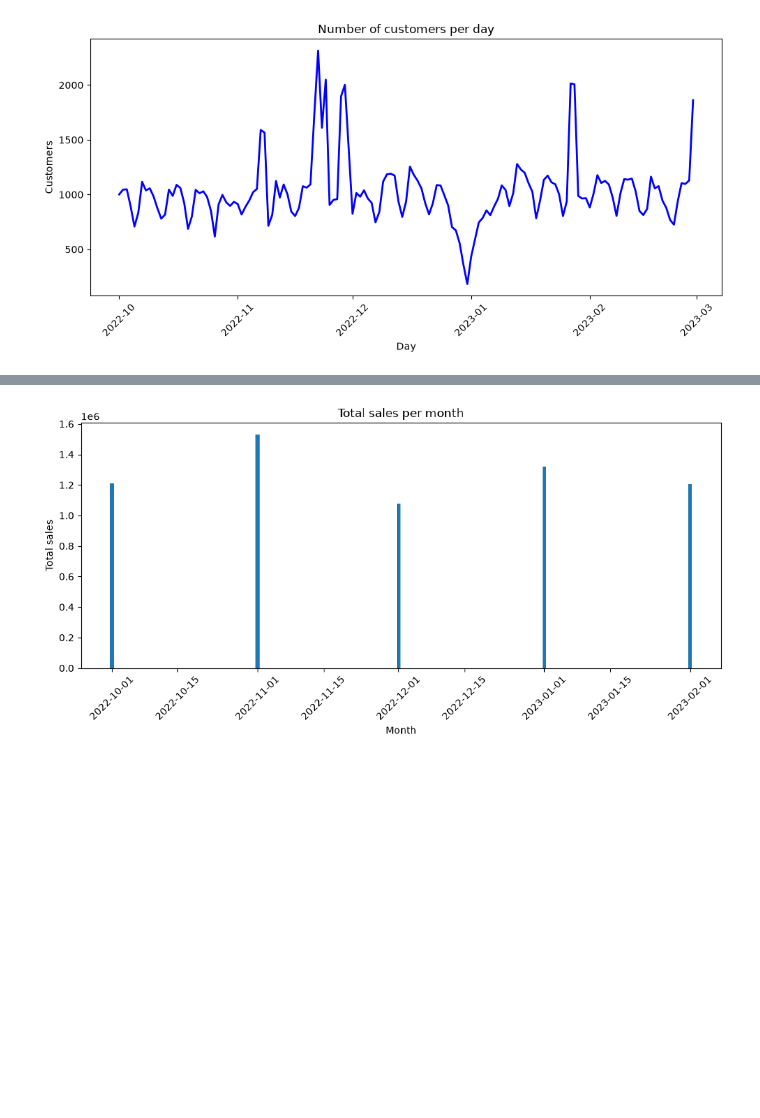
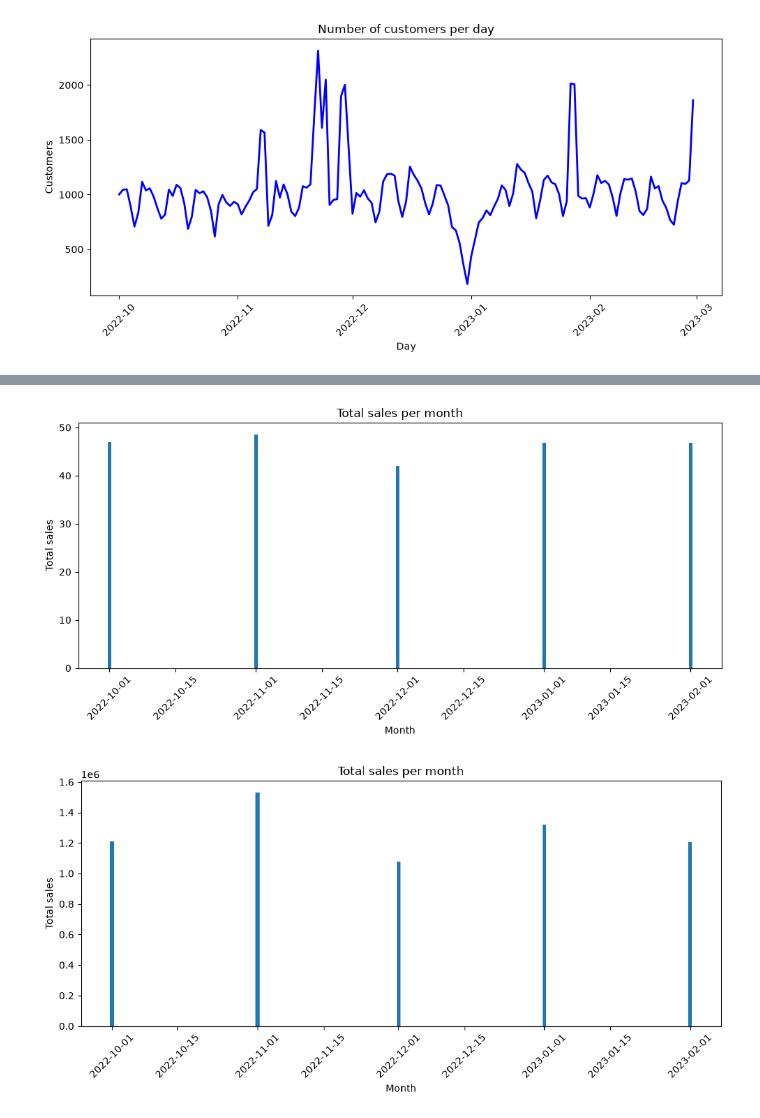
Before and after one commit to Numbersdontlie/Data-Science-Piscine, a Jupyter notebook: day3/ex01/ex01.ipynb, the cells around one changed output, grey strips where cells are left out. Saved outputs shown, nothing was run; the diff lists cells and outputs as text; code cells hidden in the pictures; blank space fills up the shorter version.

```diff
--- a/day3/ex01/ex01.ipynb
+++ b/day3/ex01/ex01.ipynb
@@ -86,3 +86,22 @@ plt.tight_layout()
 plt.show()
 # %% [output]
 [figure]
+# %%
+#testing a new dataframe
+df_monthly_sales = (
+    df_purchase
+    .with_columns(
+        pl.col("event_time").dt.truncate("1mo").alias("month")
+    )
+    .group_by("month")
+    .agg(
+        [
+            pl.col("price").sum().alias("total_sales_millions"),
+            pl.col("user_id").n_unique().alias("unique_customers"),
+        ]
+    )
+    .with_columns(
+        pl.col("total_sales_millions") / pl.col("unique_customers").alias("avg_sales_per_customer")
+    )
+    .sort("month")
+)
@@ -89 +119,15 @@ plt.show()
+# %%
+plt.figure(figsize=(10, 5))
+plt.bar(
+    df_monthly_sales["month"],
+    df_monthly_sales["total_sales_millions"],
+)
+plt.title("Total sales per month")
+plt.xlabel("Month")
+plt.ylabel("Total sales")
+plt.xticks(rotation=45)
+plt.tight_layout()
+plt.show()
+# %% [output]
+[figure, added]
 # %%
```
Also changed, not shown: parts of 4 cells of this notebook.
